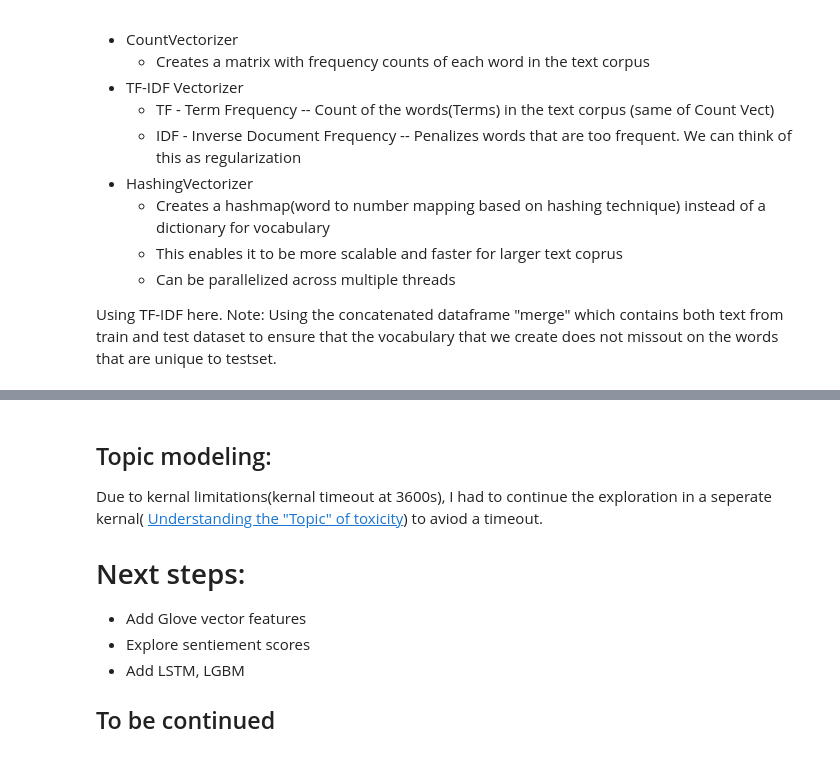
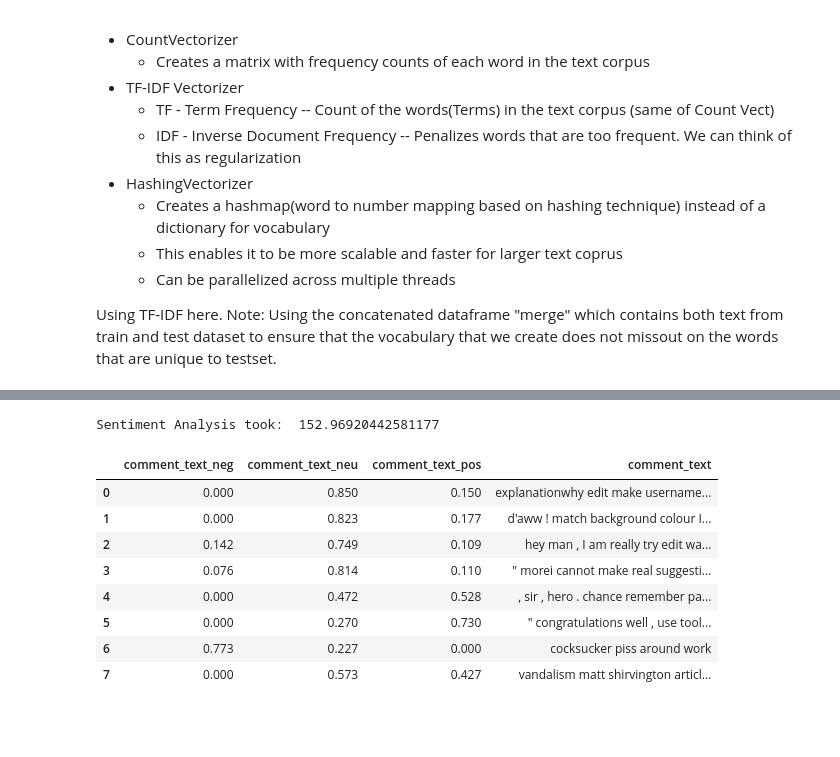
Before and after one commit to chandangope/w266-finalproject, a Jupyter notebook: EDA.ipynb, the cells around one changed output, grey strips where cells are left out. Drawn from its saved outputs; the diff is of its cells as text; code cells hidden in the pictures; blank space fills up the shorter version.

```diff
--- a/EDA.ipynb
+++ b/EDA.ipynb
@@ -1312,12 +1465,0 @@ print("total time till bigrams",end_time-start_time)
-# %%
-tfv = TfidfVectorizer(min_df=100,  max_features=30000,
-            strip_accents='unicode', analyzer='char',ngram_range=(1,4),
-            use_idf=1,smooth_idf=1,sublinear_tf=1,
-            stop_words = 'english')
-
-tfv.fit(clean_corpus)
-features = np.array(tfv.get_feature_names())
-train_charngrams =  tfv.transform(clean_corpus.iloc[:train.shape[0]])
-test_charngrams = tfv.transform(clean_corpus.iloc[train.shape[0]:])
-end_time=time.time()
-print("total time till charngrams",end_time-start_time)
@@ -1506,9 +1466,26 @@ print("total time till NB base model creation",end_time-start_time)
-# %% [markdown]
-## Topic modeling:
-Due to kernal limitations(kernal timeout at 3600s), I had to continue the exploration in a seperate kernal( [Understanding the "Topic" of toxicity](https://www.kaggle.com/jagangupta/understanding-the-topic-of-toxicity)) to aviod a timeout.
-# Next steps:
-* Add Glove vector features
-* Explore sentiement scores
-* Add LSTM, LGBM
-
-## To be continued
+# %%
+start_time = time.time()
+from nltk.sentiment.vader import SentimentIntensityAnalyzer
+sid_t = SentimentIntensityAnalyzer()
+sentiment_metrics = ['neg', 'neu', 'pos'] #compound metrics produce negative numbers which we can't use
+toxic_sentiment_data = pd.DataFrame()
+for metrix in sentiment_metrics:
+    toxic_sentiment_data['comment_text_'+ metrix] = clean_corpus[:100000].apply(lambda x: sid_t.polarity_scores(x)[metrix])
+toxic_sentiment_data['comment_text'] = clean_corpus[:100000]
+
+end_time = time.time()
+print("Sentiment Analysis took: ", end_time-start_time)
+# %% [output]
+Sentiment Analysis took:  152.96920442581177
+# %%
+toxic_sentiment_data.head(8)
+# %% [output]
+|  | comment_text_neg | comment_text_neu | comment_text_pos | comment_text |
+| 0 | 0.000 | 0.850 | 0.150 | explanationwhy edit make username... |
+| 1 | 0.000 | 0.823 | 0.177 | d'aww ! match background colour I... |
+| 2 | 0.142 | 0.749 | 0.109 | hey man , I am really try edit wa... |
+| 3 | 0.076 | 0.814 | 0.110 | " morei cannot make real suggesti... |
+| 4 | 0.000 | 0.472 | 0.528 | , sir , hero . chance remember pa... |
+| 5 | 0.000 | 0.270 | 0.730 | " congratulations well , use tool... |
+| 6 | 0.773 | 0.227 | 0.000 | cocksucker piss around work |
+| 7 | 0.000 | 0.573 | 0.427 | vandalism matt shirvington articl... |
```
Also changed, not shown: parts of 49 cells of this notebook, 2 other files.
